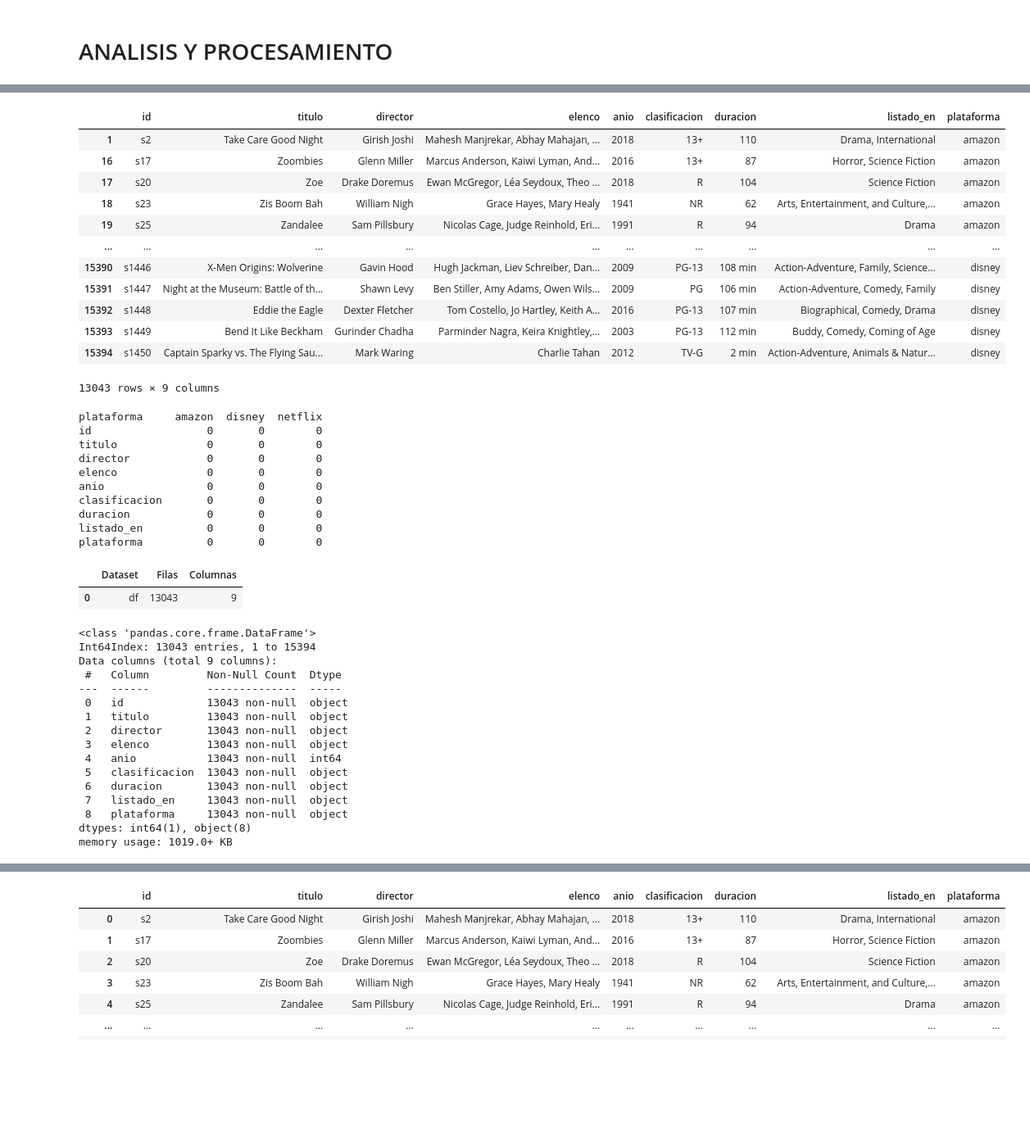
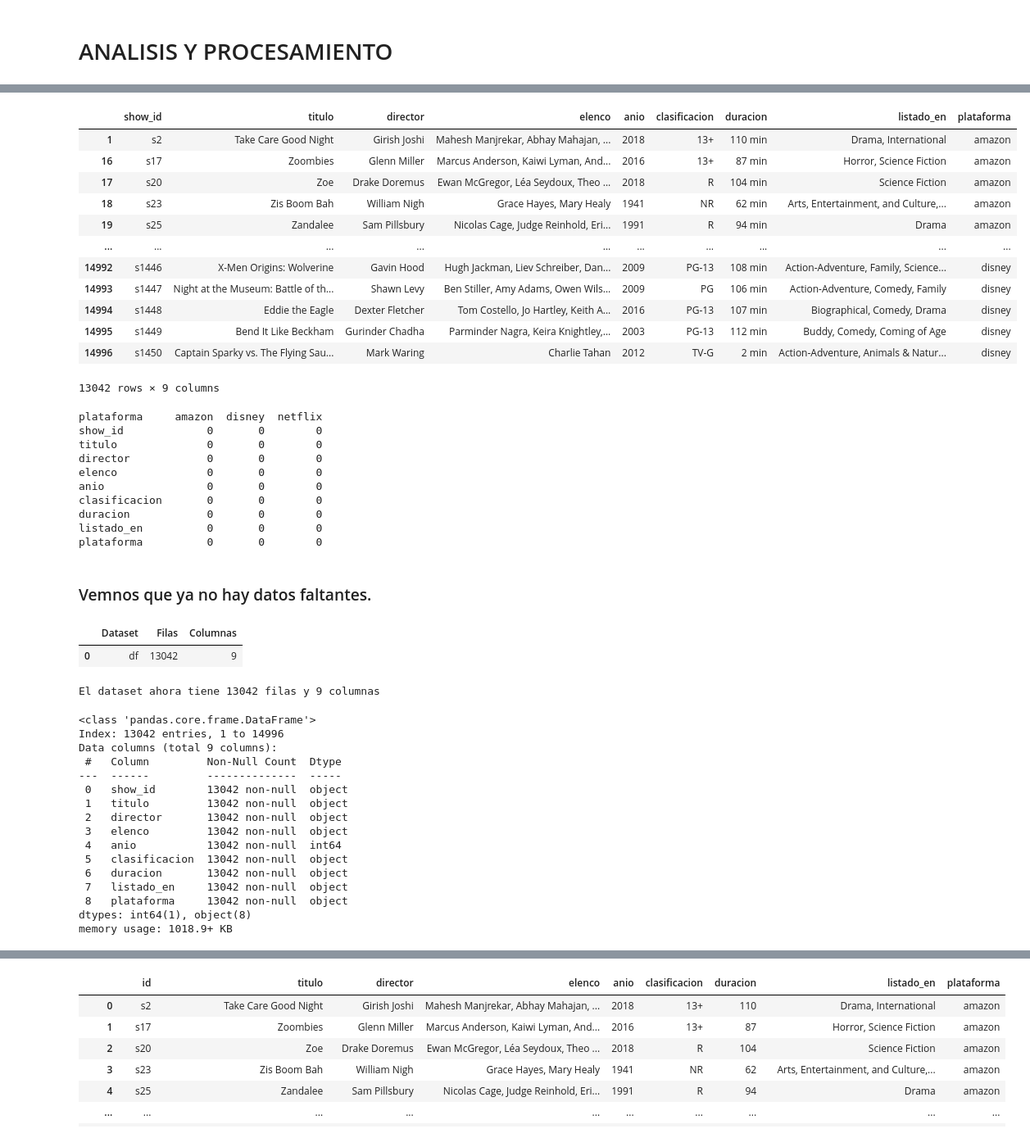
Before and after one commit to L-Ameneiro/IngeniasDataScience, a Jupyter notebook: notebooks/ANALISIS Y PROCESAMIENTO.ipynb, the cells around one changed output, grey strips where cells are left out. Shown at 82% size. Saved outputs shown, nothing was run; the diff lists cells and outputs as text; code cells hidden in the pictures; blank space fills up the shorter version.

```diff
--- a/notebooks/ANALISIS Y PROCESAMIENTO.ipynb
+++ b/notebooks/ANALISIS Y PROCESAMIENTO.ipynb
@@ -10,6 +10,6 @@ import scipy as stats
 import re
 # %%
 # Se importa el dataset final (CSV) y se visualiza
-peliculas=pd.read_csv(r'peliculas.csv')
-peliculas
+pelis=pd.read_csv(r'..\\datasets\\peliculas1.csv')
+pelis.head(5)
 # %% [output]
@@ -108,5 +37,5 @@ plt.show()
 # %%
-#Se borran las columnas que no se utilizarán
-pel=peliculas.drop(['fecha_agregado', 'pais', 'tipo', 'descripcion'],axis=1)
-pel
+# borramos las columnas que no utilizaremos en esta etapa
+pelis = pelis.drop(['tipo', 'descripcion'],axis=1)
+pelis
 # %% [output]
@@ -150,21 +75,21 @@ plataforma          0       0        0
 # %%
-# Se borran las filas faltantes
-df=pel.dropna()
+# borramos las filas con datos faltantes
+df=pelis.dropna()
 df
 # %% [output]
-|  | id | titulo | director | elenco | anio | clasificacion | duracion | listado_en | plataforma |
-| 1 | s2 | Take Care Good Night | Girish Joshi | Mahesh Manjrekar, Abhay Mahajan, ... | 2018 | 13+ | 110 | Drama, International | amazon |
-| 16 | s17 | Zoombies | Glenn Miller | Marcus Anderson, Kaiwi Lyman, And... | 2016 | 13+ | 87 | Horror, Science Fiction | amazon |
-| 17 | s20 | Zoe | Drake Doremus | Ewan McGregor, Léa Seydoux, Theo ... | 2018 | R | 104 | Science Fiction | amazon |
-| 18 | s23 | Zis Boom Bah | William Nigh | Grace Hayes, Mary Healy | 1941 | NR | 62 | Arts, Entertainment, and Culture,... | amazon |
-| 19 | s25 | Zandalee | Sam Pillsbury | Nicolas Cage, Judge Reinhold, Eri... | 1991 | R | 94 | Drama | amazon |
+|  | show_id | titulo | director | elenco | anio | clasificacion | duracion | listado_en | plataforma |
+| 1 | s2 | Take Care Good Night | Girish Joshi | Mahesh Manjrekar, Abhay Mahajan, ... | 2018 | 13+ | 110 min | Drama, International | amazon |
+| 16 | s17 | Zoombies | Glenn Miller | Marcus Anderson, Kaiwi Lyman, And... | 2016 | 13+ | 87 min | Horror, Science Fiction | amazon |
+| 17 | s20 | Zoe | Drake Doremus | Ewan McGregor, Léa Seydoux, Theo ... | 2018 | R | 104 min | Science Fiction | amazon |
+| 18 | s23 | Zis Boom Bah | William Nigh | Grace Hayes, Mary Healy | 1941 | NR | 62 min | Arts, Entertainment, and Culture,... | amazon |
+| 19 | s25 | Zandalee | Sam Pillsbury | Nicolas Cage, Judge Reinhold, Eri... | 1991 | R | 94 min | Drama | amazon |
 | ... | ... | ... | ... | ... | ... | ... | ... | ... | ... |
-| 15390 | s1446 | X-Men Origins: Wolverine | Gavin Hood | Hugh Jackman, Liev Schreiber, Dan... | 2009 | PG-13 | 108 min | Action-Adventure, Family, Science... | disney |
-| 15391 | s1447 | Night at the Museum: Battle of th... | Shawn Levy | Ben Stiller, Amy Adams, Owen Wils... | 2009 | PG | 106 min | Action-Adventure, Comedy, Family | disney |
-| 15392 | s1448 | Eddie the Eagle | Dexter Fletcher | Tom Costello, Jo Hartley, Keith A... | 2016 | PG-13 | 107 min | Biographical, Comedy, Drama | disney |
-| 15393 | s1449 | Bend It Like Beckham | Gurinder Chadha | Parminder Nagra, Keira Knightley,... | 2003 | PG-13 | 112 min | Buddy, Comedy, Coming of Age | disney |
-| 15394 | s1450 | Captain Sparky vs. The Flying Sau... | Mark Waring | Charlie Tahan | 2012 | TV-G | 2 min | Action-Adventure, Animals & Natur... | disney |
+| 14992 | s1446 | X-Men Origins: Wolverine | Gavin Hood | Hugh Jackman, Liev Schreiber, Dan... | 2009 | PG-13 | 108 min | Action-Adventure, Family, Science... | disney |
+| 14993 | s1447 | Night at the Museum: Battle of th... | Shawn Levy | Ben Stiller, Amy Adams, Owen Wils... | 2009 | PG | 106 min | Action-Adventure, Comedy, Family | disney |
+| 14994 | s1448 | Eddie the Eagle | Dexter Fletcher | Tom Costello, Jo Hartley, Keith A... | 2016 | PG-13 | 107 min | Biographical, Comedy, Drama | disney |
+| 14995 | s1449 | Bend It Like Beckham | Gurinder Chadha | Parminder Nagra, Keira Knightley,... | 2003 | PG-13 | 112 min | Buddy, Comedy, Coming of Age | disney |
+| 14996 | s1450 | Captain Sparky vs. The Flying Sau... | Mark Waring | Charlie Tahan | 2012 | TV-G | 2 min | Action-Adventure, Animals & Natur... | disney |
-13043 rows × 9 columns
+13042 rows × 9 columns
 # %%
 # Se agrupan los datos de acuerdo a los valores de la columna "plataforma" y se calcula la suma de valores faltantes por columna en cada grupo
 missing_values_por_plataforma = df.groupby('plataforma').apply(lambda x: x.isnull().sum()).T
@@ -173,7 +98,7 @@ missing_values_por_plataforma = df.groupby('plataforma').apply(lambda x: x.isnul
 print(missing_values_por_plataforma)
 # %% [output]
 plataforma     amazon  disney  netflix
-id                  0       0        0
+show_id             0       0        0
 titulo              0       0        0
 director            0       0        0
 elenco              0       0        0
@@ -182,6 +107,8 @@ clasificacion       0       0        0
 duracion            0       0        0
 listado_en          0       0        0
 plataforma          0       0        0
+# %% [markdown]
+### Vemnos que ya no hay datos faltantes.
 # %%
 forma_df = pd.DataFrame({
     'Dataset': ['df'],
@@ -192,24 +119,29 @@ forma_df = pd.DataFrame({
 forma_df
 # %% [output]
 |  | Dataset | Filas | Columnas |
-| 0 | df | 13043 | 9 |
+| 0 | df | 13042 | 9 |
+# %%
+forma_df = df.shape
+print(f'El dataset ahora tiene {forma_df[0]} filas y {forma_df[1]} columnas')
+# %% [output]
+El dataset ahora tiene 13042 filas y 9 columnas
 # %%
 # Se observa el tipo de dato de cada columna:
 df.info()
 # %% [output]
 <class 'pandas.core.frame.DataFrame'>
-Int64Index: 13043 entries, 1 to 15394
+Index: 13042 entries, 1 to 14996
 Data columns (total 9 columns):
  #   Column         Non-Null Count  Dtype
 ---  ------         --------------  -----
- 0   id             13043 non-null  object
- 1   titulo         13043 non-null  object
- 2   director       13043 non-null  object
- 3   elenco         13043 non-null  object
- 4   anio           13043 non-null  int64
- 5   clasificacion  13043 non-null  object
- 6   duracion       13043 non-null  object
- 7   listado_en     13043 non-null  object
- 8   plataforma     13043 non-null  object
+ 0   show_id        13042 non-null  object
+ 1   titulo         13042 non-null  object
+ 2   director       13042 non-null  object
+ 3   elenco         13042 non-null  object
+ 4   anio           13042 non-null  int64
+ 5   clasificacion  13042 non-null  object
+ 6   duracion       13042 non-null  object
+ 7   listado_en     13042 non-null  object
+ 8   plataforma     13042 non-null  object
 dtypes: int64(1), object(8)
-memory usage: 1019.0+ KB
+memory usage: 1018.9+ KB
```
Also changed, not shown: parts of 29 cells of this notebook, 21 other files.
